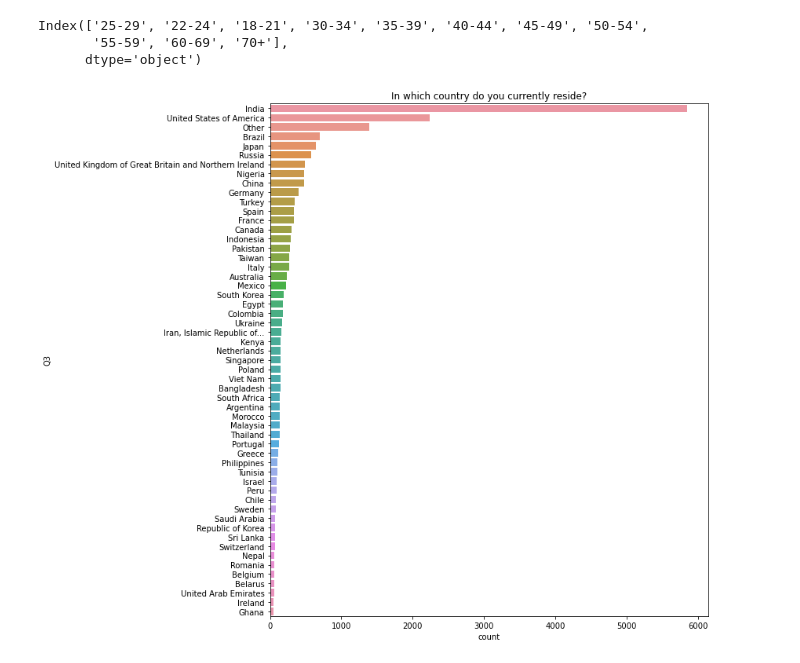
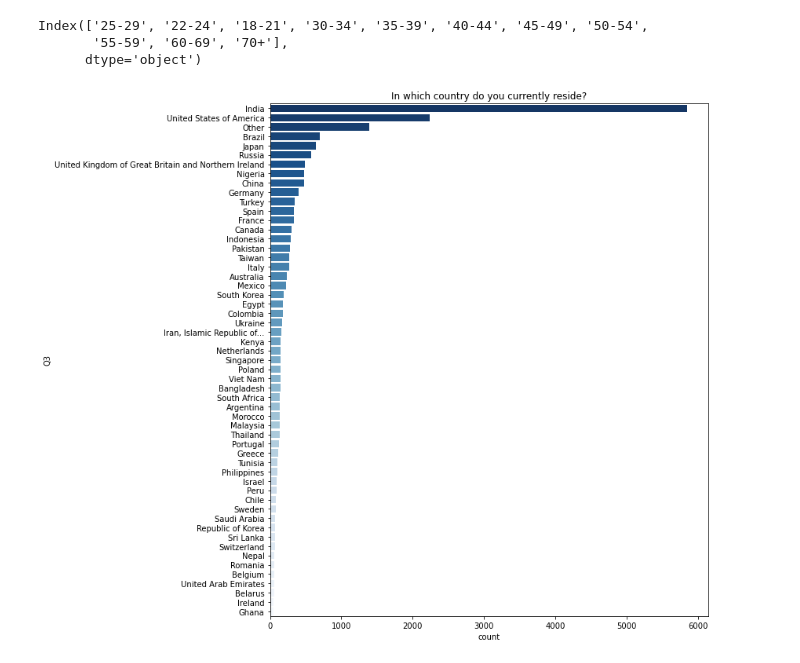
Before and after one commit to JeongSeonggil/Kaggle, a Jupyter notebook: 2020 Kaggle Machine Learning & Data Science Survey.ipynb, the cells around one changed output. Drawn from its saved outputs; the diff is of its cells as text; code cells hidden in the pictures.

```diff
--- a/2020 Kaggle Machine Learning & Data Science Survey.ipynb
+++ b/2020 Kaggle Machine Learning & Data Science Survey.ipynb
@@ -89,11 +89,11 @@ Index(['25-29', '22-24', '18-21', '30-34', '35-39', '40-44', '45-49', '50-54',
 # %%
 def show_countplot_by_qno(qno, fsize=(10,6), order=None):
     if not order:
         order = answer[qno].value_counts().index # 기본값
 
     plt.figure(figsize=fsize)
     sns.countplot(data=answer, y=qno,
-                 order=order).set_title(question[qno])
+                 order=order, palette="Blues_r").set_title(question[qno])
 show_countplot_by_qno("Q3", fsize=(10,12))
 # %% [output]
-[figure, old version]
+[figure, new version]
```
Also changed, not shown: parts of 12 cells of this notebook.
